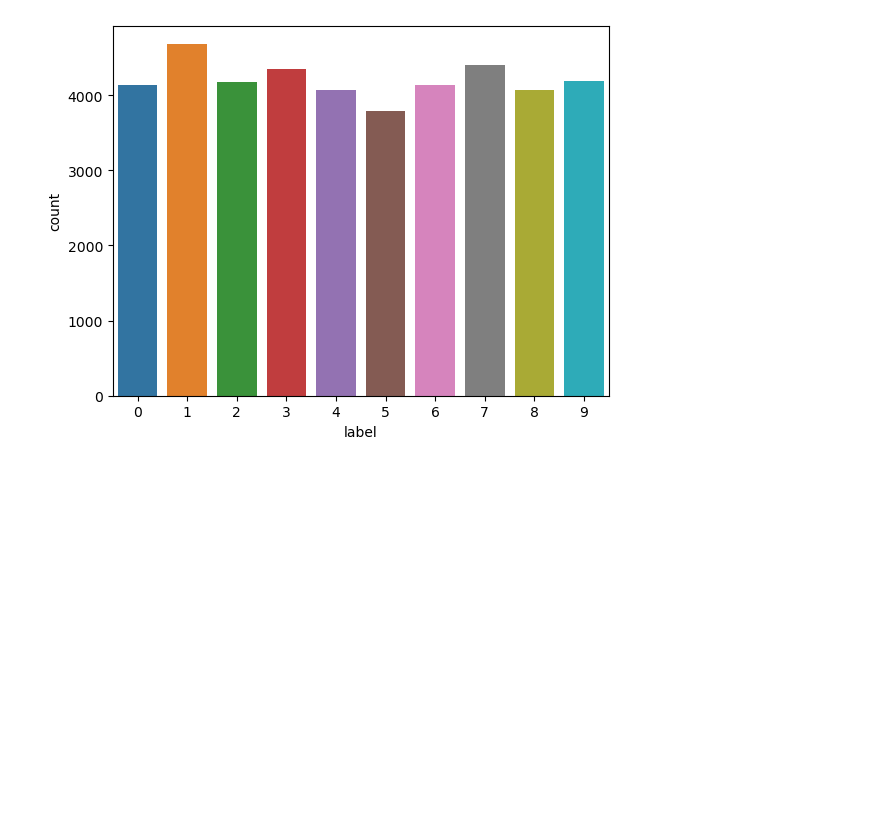
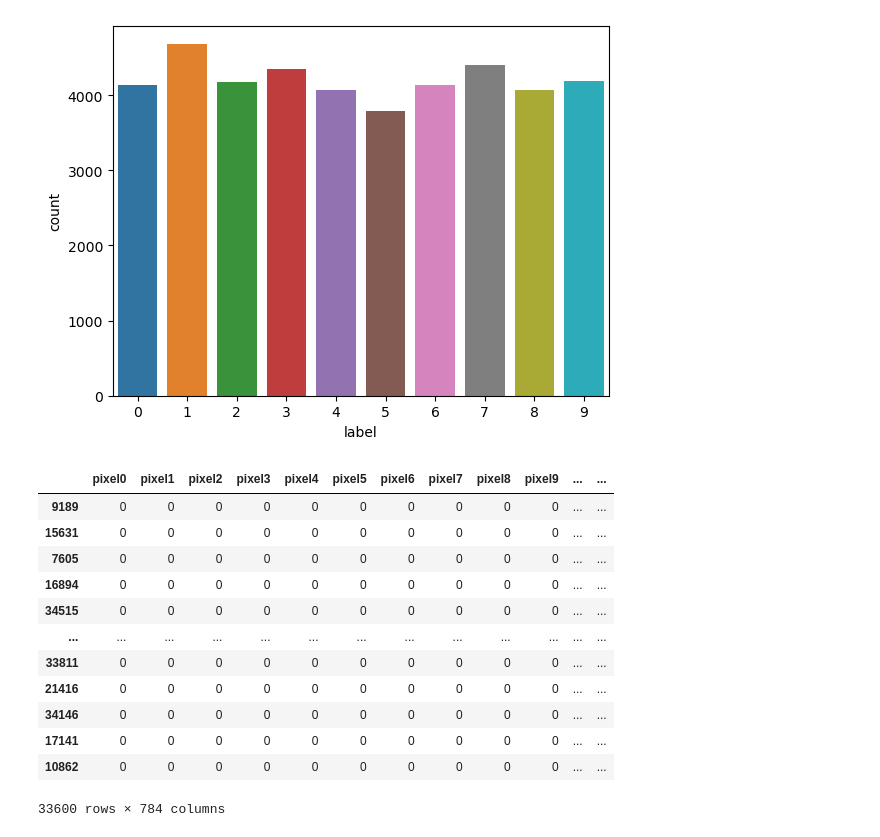
Before and after one commit to BhushanDive/Digit-Recognition-using-Na-ve-Bayes, a Jupyter notebook: Digits.ipynb, the cells around one changed output. Saved outputs shown, nothing was run; the diff lists cells and outputs as text; code cells hidden in the pictures; blank space fills up the shorter version.

```diff
--- a/Digits.ipynb
+++ b/Digits.ipynb
@@ -257,0 +203,16 @@ print(list(mnist_train.label.value_counts().sort_index()))
+# %%
+x_train
+# %% [output]
+|  | pixel0 | pixel1 | pixel2 | pixel3 | pixel4 | pixel5 | pixel6 | pixel7 | pixel8 | pixel9 | ... | ... |
+| 9189 | 0 | 0 | 0 | 0 | 0 | 0 | 0 | 0 | 0 | 0 | ... | ... |
+| 15631 | 0 | 0 | 0 | 0 | 0 | 0 | 0 | 0 | 0 | 0 | ... | ... |
+| 7605 | 0 | 0 | 0 | 0 | 0 | 0 | 0 | 0 | 0 | 0 | ... | ... |
+| 16894 | 0 | 0 | 0 | 0 | 0 | 0 | 0 | 0 | 0 | 0 | ... | ... |
+| 34515 | 0 | 0 | 0 | 0 | 0 | 0 | 0 | 0 | 0 | 0 | ... | ... |
+| ... | ... | ... | ... | ... | ... | ... | ... | ... | ... | ... | ... | ... |
+| 33811 | 0 | 0 | 0 | 0 | 0 | 0 | 0 | 0 | 0 | 0 | ... | ... |
+| 21416 | 0 | 0 | 0 | 0 | 0 | 0 | 0 | 0 | 0 | 0 | ... | ... |
+| 34146 | 0 | 0 | 0 | 0 | 0 | 0 | 0 | 0 | 0 | 0 | ... | ... |
+| 17141 | 0 | 0 | 0 | 0 | 0 | 0 | 0 | 0 | 0 | 0 | ... | ... |
+| 10862 | 0 | 0 | 0 | 0 | 0 | 0 | 0 | 0 | 0 | 0 | ... | ... |
+33600 rows × 784 columns
```
Also changed, not shown: parts of 30 cells of this notebook.
